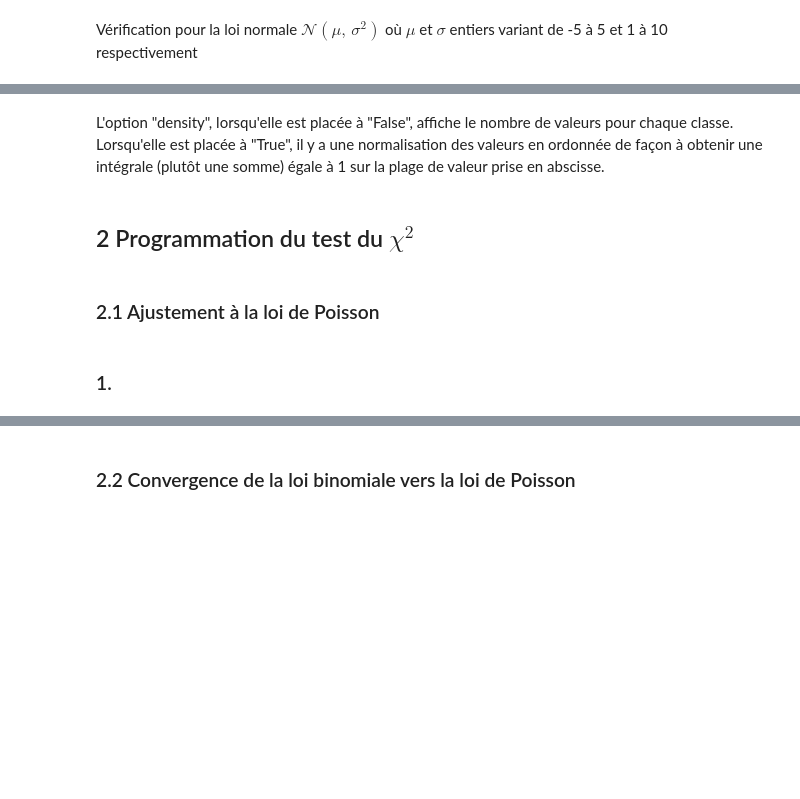
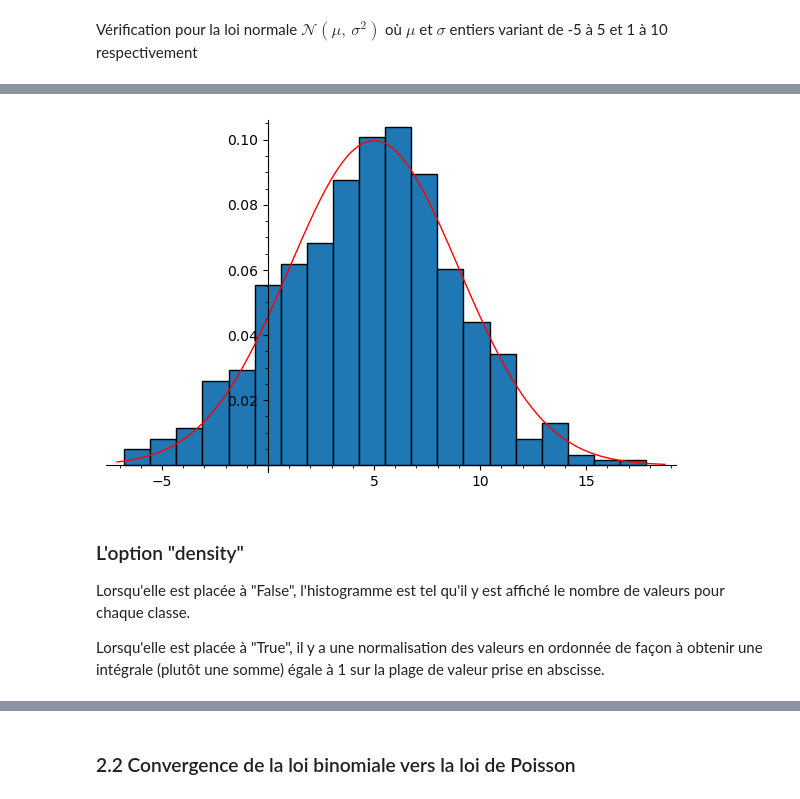
Before and after one commit to vctr-dng/mini-projet-stat, a Jupyter notebook: main.ipynb, the cells around one changed output, grey strips where cells are left out. Drawn from its saved outputs; the diff is of its cells as text; code cells hidden in the pictures; blank space fills up the shorter version.

```diff
--- a/main.ipynb
+++ b/main.ipynb
@@ -195,25 +349,27 @@ sigma = 4
 listeEchNorm = genereEchantillons(normalvariate, 500, mu, sigma)
 # %%
 def densite_normale(x, mu, sigma):
+    '''
+    Retourne la valeur de la fonction de densité de loi normale
+    de paramètres mu et sigma fixés
+    pour un antécédent donné (x)
+    '''
+
     variance = sigma**2
     facteur = 1/(sigma*sqrt(2*pi))
     argument = -((x-mu)**2)/(2*variance)
 
     return facteur * exp(argument)
 # %%
-min_fact = min(listeEchNorm)
-max_fact = max(listeEchNorm)
-
-min_fact *= 0.95 if min(listeEchNorm) > 0 else 1.05
-max_fact *= 1.05 if max(listeEchNorm) > 0 else 0.95
+min_fact =  min(listeEchNorm)*0.95 if min(listeEchNorm) > 0 else  min(listeEchNorm)*1.05
+max_fact = max(listeEchNorm)*1.05 if max(listeEchNorm) > 0 else max(listeEchNorm)*0.95
 
 histogram(listeEchNorm,bins=20,density=True)+plot(densite_normale(x, mu, sigma), (x, min_fact, max_fact), color='red', linestyle='-')
+# %% [output]
+[figure, added]
 # %% [markdown]
-L'option "density", lorsqu'elle est placée à "False", affiche le nombre de valeurs pour chaque classe.
+### L'option "density"
+
+Lorsqu'elle est placée à "False", l'histogramme est tel qu'il y est affiché le nombre de valeurs pour chaque classe.
+
 Lorsqu'elle est placée à "True", il y a une normalisation des valeurs en ordonnée de façon à obtenir une intégrale (plutôt une somme) égale à 1 sur la plage de valeur prise en abscisse.
-# %% [markdown]
-## 2 Programmation du test du ${\chi}^2$
-# %% [markdown]
-### 2.1 Ajustement à la loi de Poisson
-# %% [markdown]
-### 1.
```
Also changed, not shown: parts of 140 cells of this notebook.
